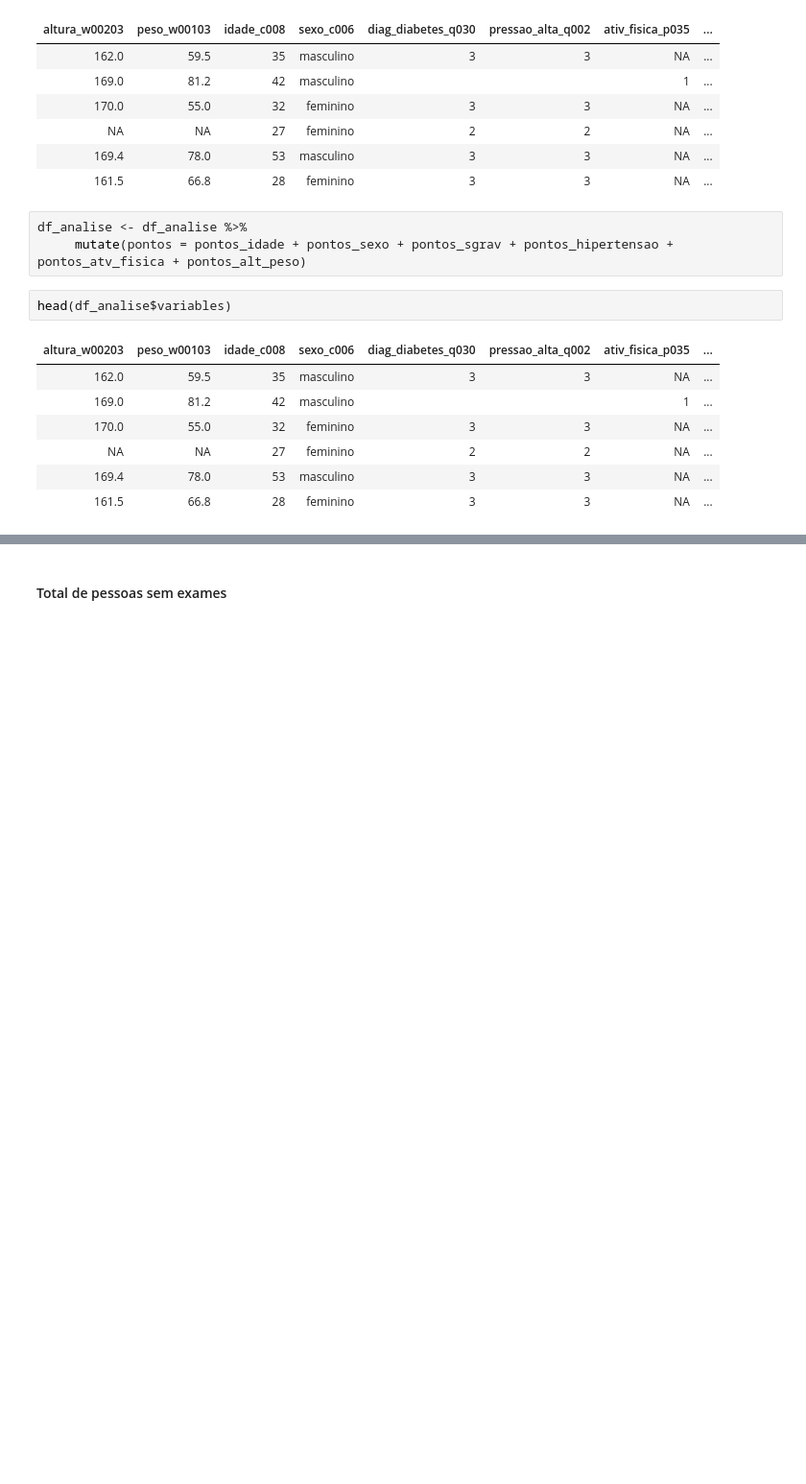
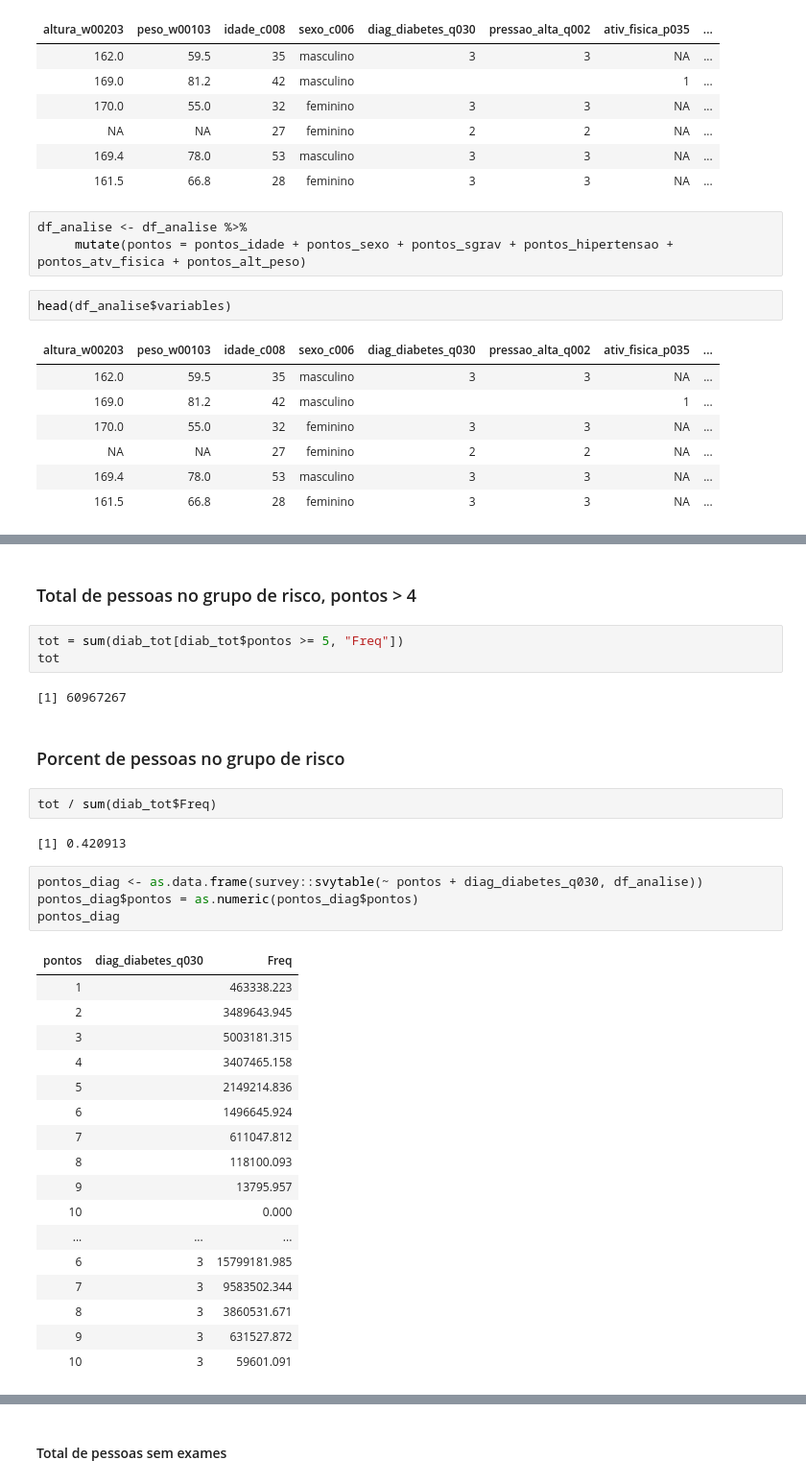
Before and after one commit to fcimackenzie/analise_diabetes, a Jupyter notebook: analise-pns-diabetes.ipynb, the cells around one changed output, grey strips where cells are left out. Shown: that part at 96% size. Saved outputs shown, nothing was run; the diff lists cells and outputs as text; blank space fills up the shorter version.

```diff
--- a/analise-pns-diabetes.ipynb
+++ b/analise-pns-diabetes.ipynb
@@ -1521,0 +1541,35 @@ head(df_analise$variables)
+# %% [markdown]
+### Total de pessoas no grupo de risco, pontos > 4
+# %%
+tot = sum(diab_tot[diab_tot$pontos >= 5, "Freq"])
+tot
+# %% [output]
+[1] 60967267
+# %% [markdown]
+### Porcent de pessoas no grupo de risco
+# %%
+tot / sum(diab_tot$Freq)
+# %% [output]
+[1] 0.420913
+# %%
+pontos_diag <- as.data.frame(survey::svytable(~ pontos + diag_diabetes_q030, df_analise))
+pontos_diag$pontos = as.numeric(pontos_diag$pontos)
+pontos_diag
+# %% [output]
+| pontos | diag_diabetes_q030 | Freq |
+| 1 |  | 463338.223 |
+| 2 |  | 3489643.945 |
+| 3 |  | 5003181.315 |
+| 4 |  | 3407465.158 |
+| 5 |  | 2149214.836 |
+| 6 |  | 1496645.924 |
+| 7 |  | 611047.812 |
+| 8 |  | 118100.093 |
+| 9 |  | 13795.957 |
+| 10 |  | 0.000 |
+| ... | ... | ... |
+| 6 | 3 | 15799181.985 |
+| 7 | 3 | 9583502.344 |
+| 8 | 3 | 3860531.671 |
+| 9 | 3 | 631527.872 |
+| 10 | 3 | 59601.091 |
```
Also changed, not shown: parts of 37 cells of this notebook.
